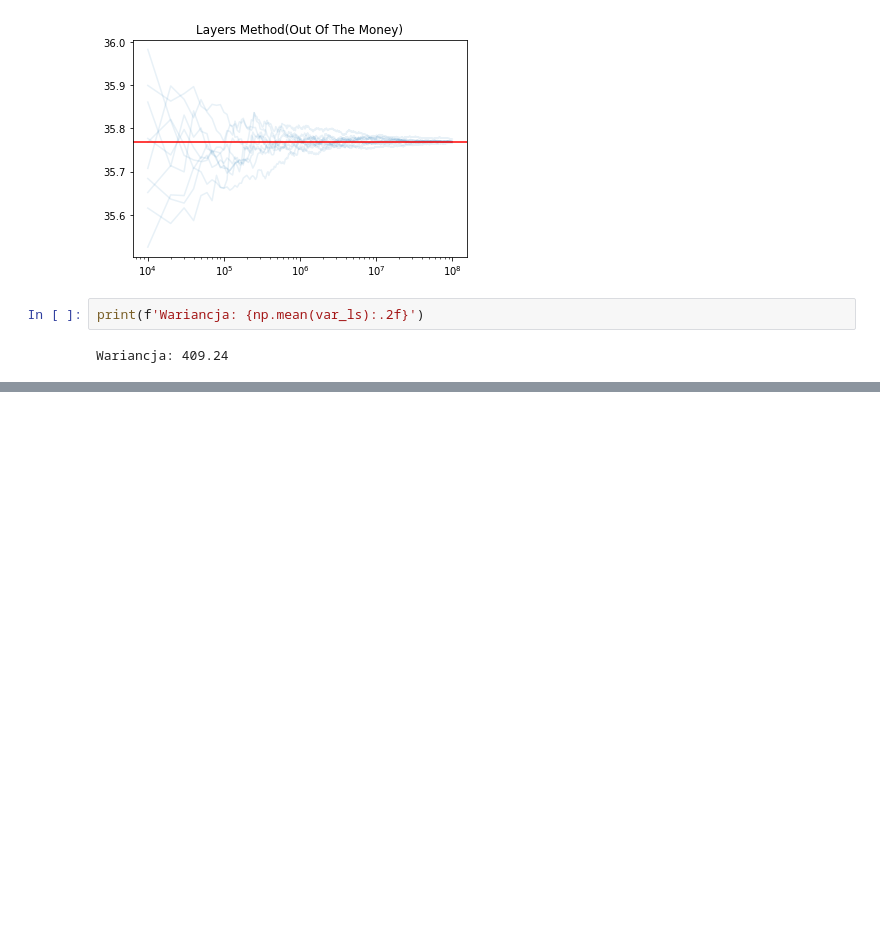
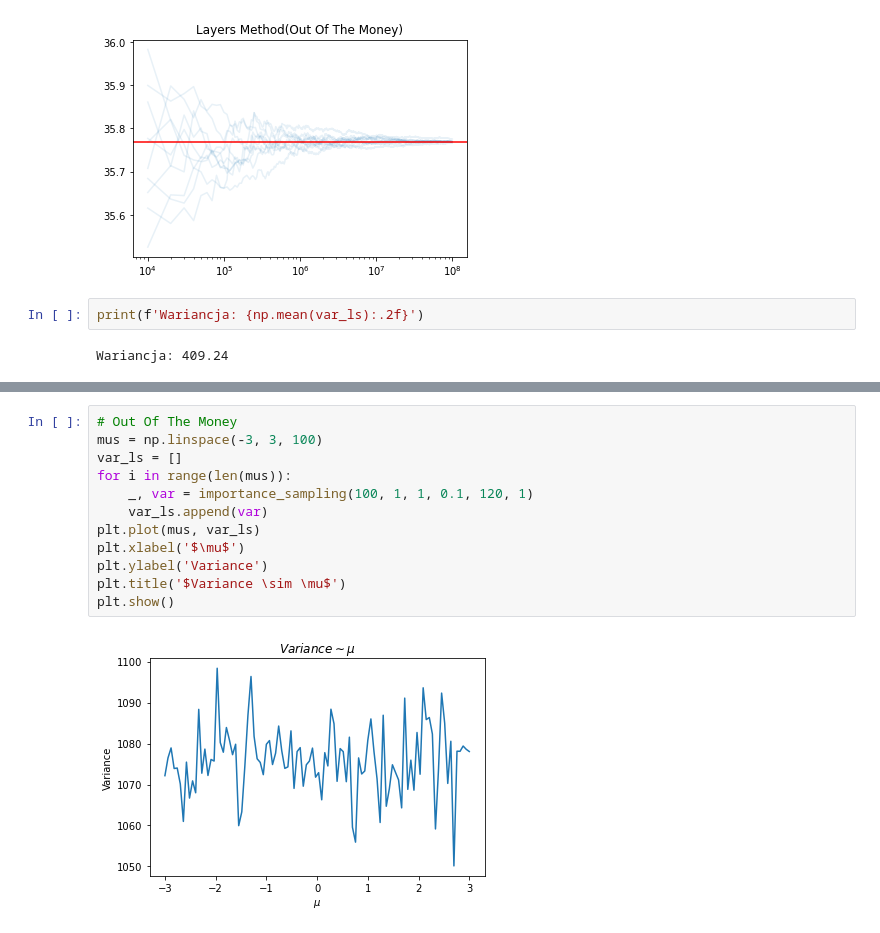
Before and after one commit to gekas145/MF, a Jupyter notebook: lab5.ipynb, the cells around one changed output, grey strips where cells are left out. Cells and saved outputs as stored; diff of their text form; blank space fills up the shorter version.

```diff
--- a/lab5.ipynb
+++ b/lab5.ipynb
@@ -300,0 +338,14 @@ Wariancja: 409.24
+# %%
+# Out Of The Money
+mus = np.linspace(-3, 3, 100)
+var_ls = []
+for i in range(len(mus)):
+    _, var = importance_sampling(100, 1, 1, 0.1, 120, 1)
+    var_ls.append(var)
+plt.plot(mus, var_ls)
+plt.xlabel('$\mu$')
+plt.ylabel('Variance')
+plt.title('$Variance \sim \mu$')
+plt.show()
+# %% [output]
+[figure, added]
```
Also changed, not shown: parts of 5 cells of this notebook.
